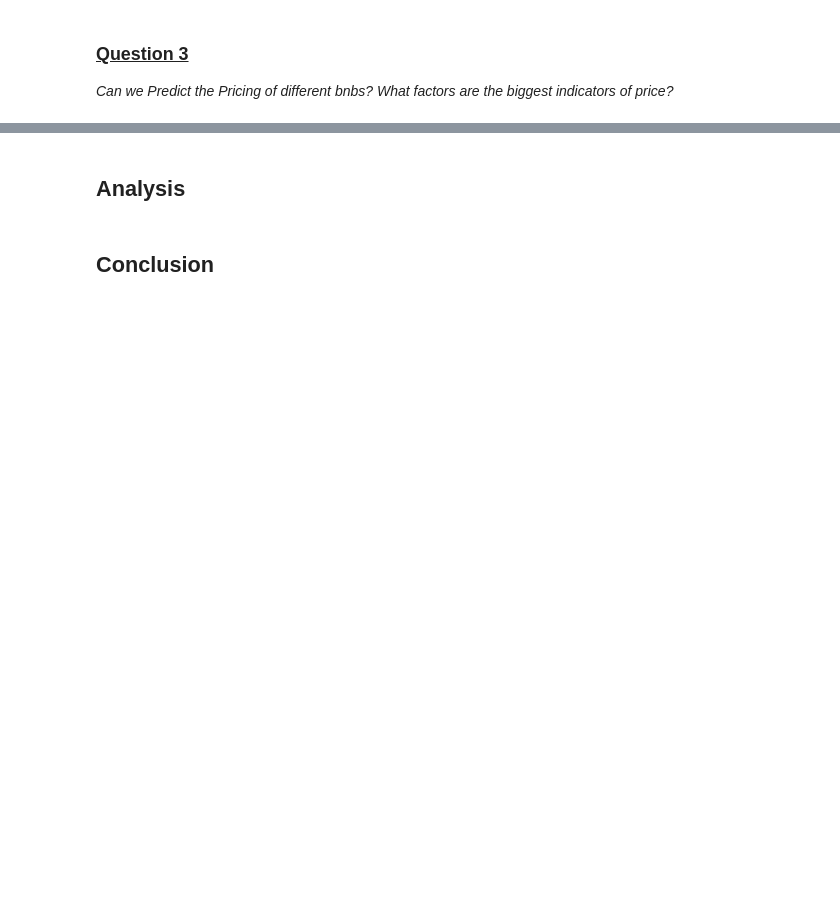
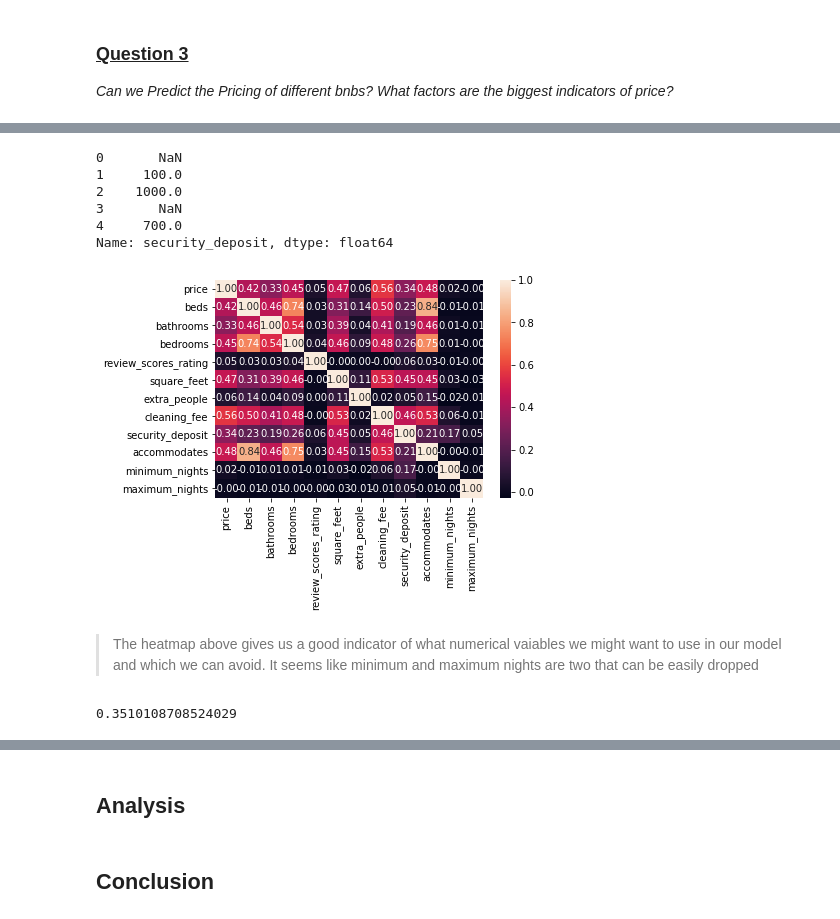
Before and after one commit to vikramtharakan/Airbnb_Exploratory_Project, a Jupyter notebook: AirbnbProject.ipynb, the cells around one changed output, grey strips where cells are left out. Saved outputs shown, nothing was run; the diff lists cells and outputs as text; code cells hidden in the pictures; blank space fills up the shorter version.

```diff
--- a/AirbnbProject.ipynb
+++ b/AirbnbProject.ipynb
@@ -393,0 +503,57 @@ for i, txt in enumerate(words_df.Word):
+# %%
+# Create a list from the extra_person column without commas and drop the dollar sign.
+add_person =[]
+for i in fill_df.extra_people:
+    add_person.append(i[1:])
+for i in range(len(add_person)):
+    add_person[i] = add_person[i].replace(",", "")
+
+# Changing the extra_person colomn from strings to floats
+fill_df.extra_people = add_person
+fill_df.extra_people = fill_df.extra_people.astype(float)
+# %%
+clean_fee = []
+for i in fill_df.cleaning_fee:
+    if type(i) != float:
+        clean_fee.append(i[1:])
+    else:
+        clean_fee.append(i)
+
+for i in range(len(clean_fee)):
+    if type(clean_fee[i]) != float:
+        clean_fee[i] = clean_fee[i].replace(",", "")
+
+fill_df.cleaning_fee = clean_fee
+fill_df.cleaning_fee = fill_df.cleaning_fee.astype(float)
+# %%
+deposit = []
+for i in fill_df.security_deposit:
+    if type(i) != float:
+        deposit.append(i[1:])
+    else:
+        deposit.append(i)
+
+for i in range(len(deposit)):
+    if type(deposit[i]) != float:
+        deposit[i] = deposit[i].replace(",", "")
+
+fill_df.security_deposit = deposit
+fill_df.security_deposit = fill_df.security_deposit.astype(float)
+# %%
+fill_df.security_deposit.head()
+# %% [output]
+0       NaN
+1     100.0
+2    1000.0
+3       NaN
+4     700.0
+Name: security_deposit, dtype: float64
+# %%
+# Get an idea of what we want to include in our model and what we can ignore
+sb.heatmap(fill_df[['price','beds', 'bathrooms', 'bedrooms','review_scores_rating','square_feet', 'extra_people',
+                   'cleaning_fee', 'security_deposit', 'accommodates',
+                    'minimum_nights', 'maximum_nights']].corr(), annot = True, fmt = ".2f");
+# %% [output]
+[figure, added]
+# %% [markdown]
+> The heatmap above gives us a good indicator of what numerical vaiables we might want to use in our model and which we can avoid. It seems like minimum and maximum nights are two that can be easily dropped
@@ -393,0 +567,14 @@ for i, txt in enumerate(words_df.Word):
+# %%
+# Using min nights and max nights made model worse so they were omitted
+X = fill_df[['accommodates', 'guests_included','beds', 'bathrooms', 'bedrooms', 'extra_people', 'reviews_per_month']]
+y = fill_df['price']
+
+X_train, X_test, y_train, y_test = train_test_split(X, y, test_size = .30, random_state=42)
+
+lm_model = LinearRegression(normalize=True)
+lm_model.fit(X_train,y_train)
+
+preds = lm_model.predict(X_test)
+r2_score(y_test,preds)
+# %% [output]
+0.3510108708524029
```
Also changed, not shown: parts of 16 cells of this notebook.
